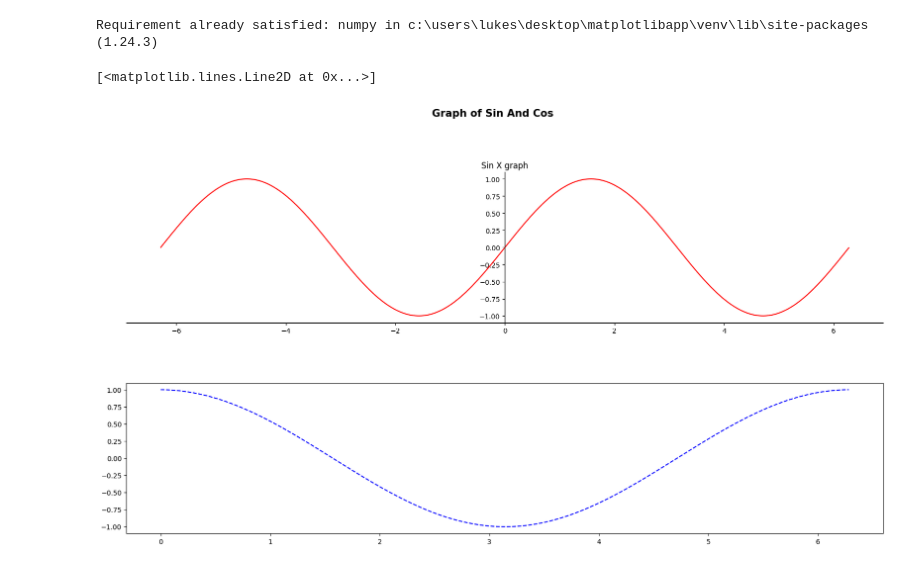
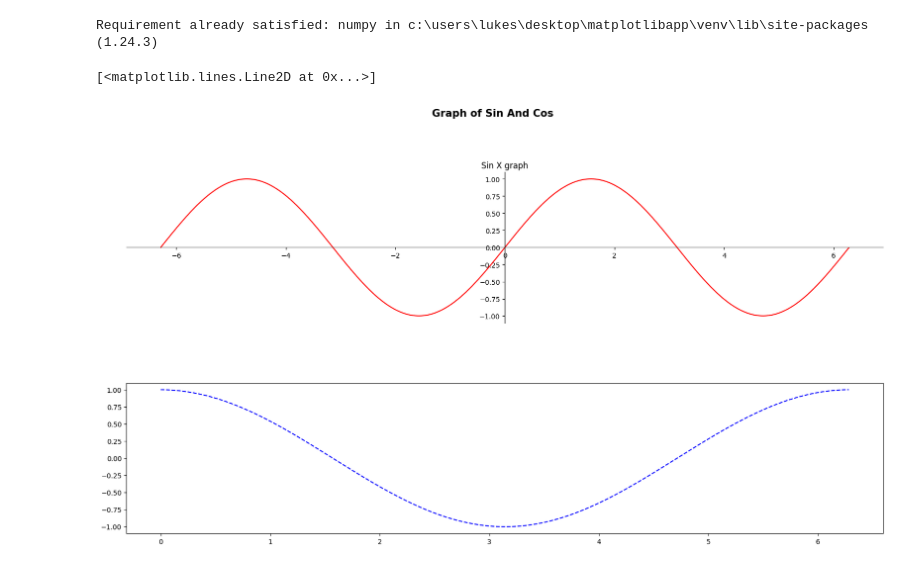
Before and after one commit to Sankie005/Sankiegraph, a Jupyter notebook: python.ipynb, the cells around one changed output. Cells and saved outputs as stored; diff of their text form; code cells hidden in the pictures.

Commit message:
added the center align for sin cos graphs

```diff
--- a/python.ipynb
+++ b/python.ipynb
@@ -76,18 +76,19 @@ Requirement already satisfied: numpy in c:\users\lukes\desktop\matplotlibapp\ven
 # %%
 import numpy as np
 fig=plt.figure(figsize=(20,10))
 fig.suptitle("Graph of Sin And Cos",fontsize='15',fontweight="bold")
 fig.subplots_adjust(hspace=0.4, top=0.85)
 sx=np.arange(-2*np.pi,2*np.pi,0.01)
 cx=np.arange(0,2*np.pi,0.01)
 singraph=fig.add_subplot(211)
 cosgraph=fig.add_subplot(212)
+singraph.spines["bottom"].set_position("center")
 singraph.spines["left"].set_position("center")
 singraph.spines["right"].set_color('None')
 singraph.spines["top"].set_color("None")
 singraph.title.set_text("Sin X graph")
 singraph.plot(sx,np.sin(sx),"-",color="red")
 cosgraph.plot(cx,np.cos(cx),"--",color="blue")
 # %% [output]
 [<matplotlib.lines.Line2D at 0x...>]
-[figure, old version]
+[figure, new version]
```
Also changed, not shown: parts of 1 cell of this notebook.
